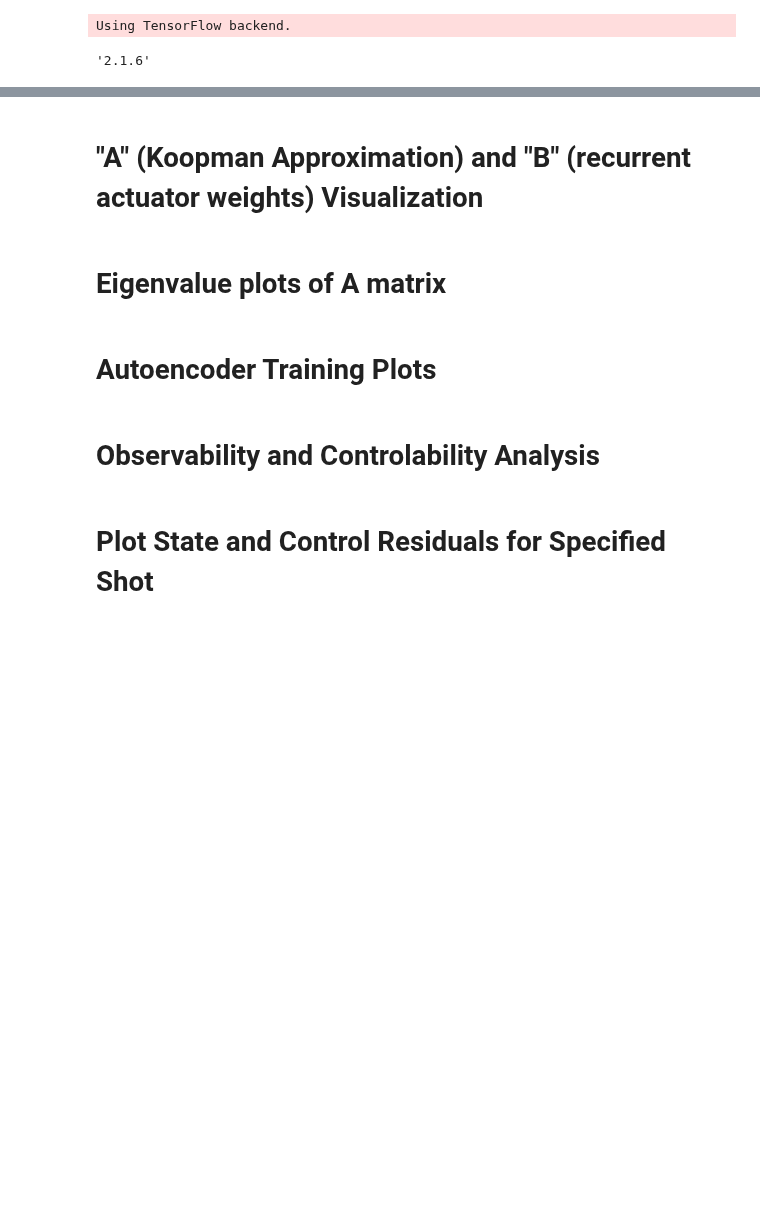
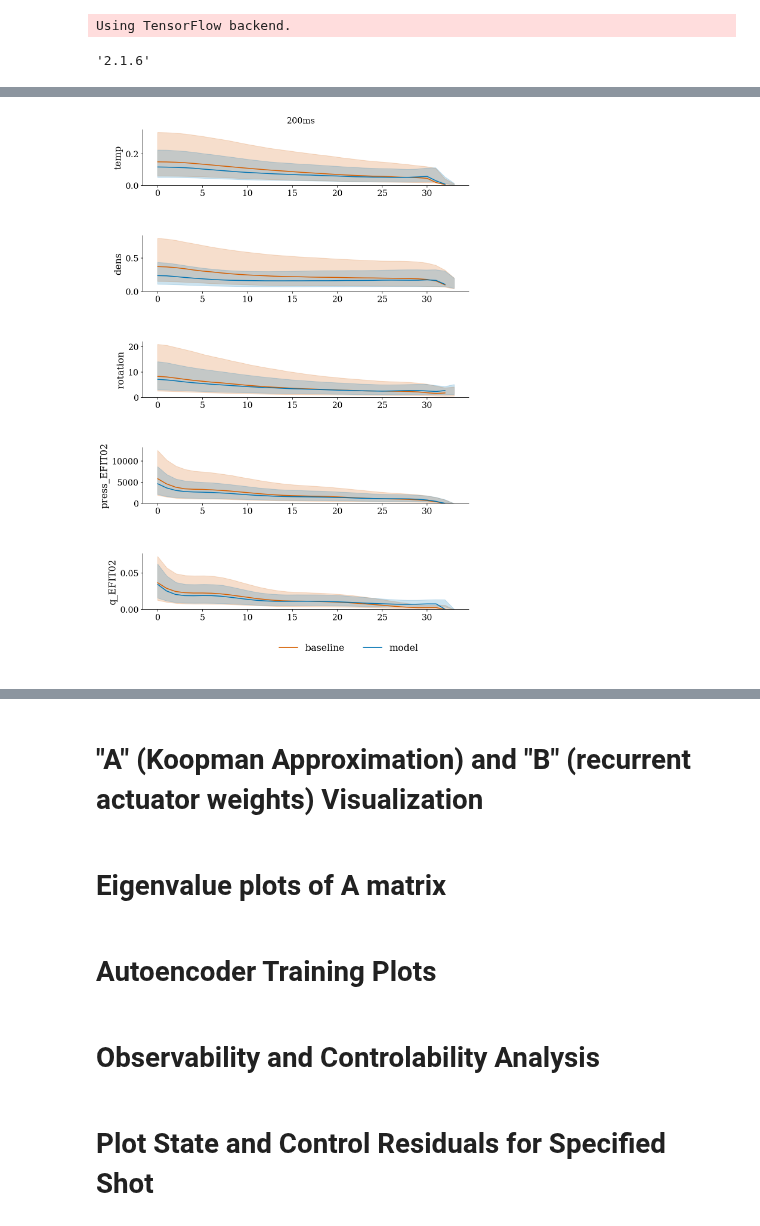
Before and after one commit to PlasmaControl/plasma-profile-predictor, a Jupyter notebook: notebooks/analyze-autoencoder-upd.ipynb, the cells around one changed output, grey strips where cells are left out. Saved outputs shown, nothing was run; the diff lists cells and outputs as text; code cells hidden in the pictures; blank space fills up the shorter version.

Commit message:
Update models, analysis scripts

```diff
--- a/notebooks/analyze-autoencoder-upd.ipynb
+++ b/notebooks/analyze-autoencoder-upd.ipynb
@@ -51,0 +163,8 @@ matplotlib.rcParams['figure.facecolor'] = (1,1,1,1)
+# %%
+# Note: compile flag must be set to False if you wish to experiment with differing forecast horizons
+
+model = keras.models.load_model('/scratch/gpfs/aaronwu/run_results_07_28/model-autoencoder_SET-dense_SDT-dense_CET-dense_CDT-dense_profiles-temp-dens-rotation-press_EFIT02-q_EFIT02_act-pinj-curr-tinj-gasA_LB-0_LA-6_28Jul20-21-00_Scenario-20.h5', compile=True)
+with open('/scratch/gpfs/aaronwu/run_results_07_28/model-autoencoder_SET-dense_SDT-dense_CET-dense_CDT-dense_profiles-temp-dens-rotation-press_EFIT02-q_EFIT02_act-pinj-curr-tinj-gasA_LB-0_LA-6_28Jul20-21-00_Scenario-20_params.pkl', 'rb') as f:
+    scenario = pickle.load(f, encoding='latin1')
+
+#scenario['lookahead'] = 4
@@ -51,0 +361,38 @@ matplotlib.rcParams['figure.facecolor'] = (1,1,1,1)
+# %%
+"""get median and 25/75 percentile errors, denormalized, for model and baseline"""
+
+hi_per = 75
+low_per = 25
+
+hiper_model_err = {sig:np.percentile(np.array(model_err[sig])*scenario['normalization_dict'][sig]['iqr'],hi_per,axis=0) for sig in scenario['profile_names']}
+hiper_baseline_err = {sig:np.percentile(np.array(baseline_err[sig])*scenario['normalization_dict'][sig]['iqr'],hi_per,axis=0) for sig in scenario['profile_names']}
+
+lowper_model_err = {sig:np.percentile(np.array(model_err[sig])*scenario['normalization_dict'][sig]['iqr'],low_per,axis=0) for sig in scenario['profile_names']}
+lowper_baseline_err = {sig:np.percentile(np.array(baseline_err[sig])*scenario['normalization_dict'][sig]['iqr'],low_per,axis=0) for sig in scenario['profile_names']}
+# %%
+# Plot model vs baseline
+
+fig, ax = plt.subplots(len(scenario['profile_names']),1,figsize=(10,15))
+psi = np.linspace(0,33,33)
+for i,sig in enumerate(scenario['profile_names']):
+
+    ax[i].plot(bas_tot[sig], label='baseline',color=colorblind_colors[1],lw=1.5)
+    ax[i].fill_between(psi,lowper_baseline_err[sig],hiper_baseline_err[sig],color=colorblind_colors[1],alpha=0.2)
+    ax[i].plot(mod_tot[sig], label='model', color=colorblind_colors[0], lw=1.5)
+    ax[i].fill_between(psi,lowper_model_err[sig],hiper_model_err[sig],color=colorblind_colors[0],alpha=0.2)
+
+    ax[i].set_ylim(0,None)
+    ax[i].set_ylabel(sig,size=16)
+plt.subplots_adjust(hspace=0.9, bottom=0.12)
+fig.legend(handles=ax[0].lines,
+           labels=[line._label for line in ax[0].lines],
+           loc="upper center",
+           bbox_to_anchor=(0.6, 0.06),
+           frameon=False,
+           mode=None,
+           ncol=2,
+           fontsize=16);
+fig.suptitle("200ms",y=0.9)
+fig.show()
+# %% [output]
+[figure, added]
```
Also changed, not shown: parts of 35 cells of this notebook, 4 other files.
